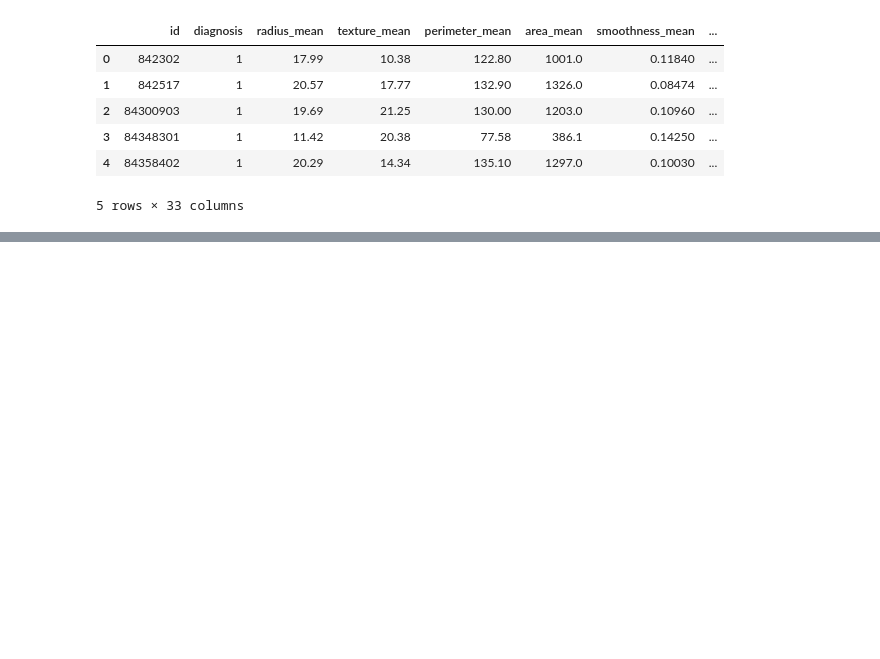
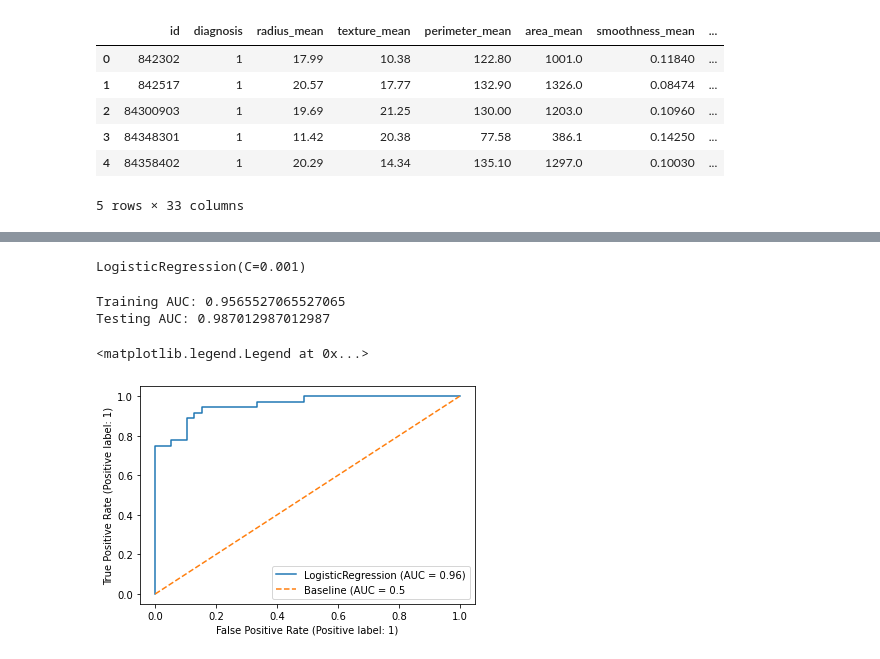
Before and after one commit to jerryperkins/Data_science, a Jupyter notebook: logistic_regression/testing.ipynb, the cells around one changed output, grey strips where cells are left out. Drawn from its saved outputs; the diff is of its cells as text; code cells hidden in the pictures; blank space fills up the shorter version.

Commit message:
classification metric exercise plus some more testing notes

```diff
--- a/logistic_regression/testing.ipynb
+++ b/logistic_regression/testing.ipynb
@@ -136,0 +226,3 @@ Text(0.5, 0, 'concave points_worst')
+# %%
+df = pd.read_csv('data/petal.csv')
+df.head()
@@ -136,0 +236,26 @@ Text(0.5, 0, 'concave points_worst')
+# %%
+X = df.drop(columns= 'target')
+y = df['target']
+# %%
+logreg = LogisticRegression(C = .001)
+X_train, X_test, y_train, y_test = train_test_split(X, y, random_state=3)
+scaler = StandardScaler()
+scaler.fit(X_train)
+X_train = scaler.transform(X_train)
+X_test = scaler.transform(X_test)
+logreg.fit(X_train, y_train)
+# %% [output]
+LogisticRegression(C=0.001)
+# %%
+print(f'Training AUC: {roc_auc_score(y_train, logreg.predict_proba(X_train)[:,1])}')
+print(f'Testing AUC: {roc_auc_score(y_test, logreg.predict_proba(X_test)[:,1])}')
+# %% [output]
+Training AUC: 0.9565527065527065
+Testing AUC: 0.987012987012987
+# %%
+plot_roc_curve(logreg, X_train, y_train)
+plt.plot([0,1],[0,1], ls = '--', label = "Baseline (AUC = 0.5")
+plt.legend()
+# %% [output]
+<matplotlib.legend.Legend at 0x...>
+[figure, added]
```
Also changed, not shown: parts of 20 cells of this notebook, 3 other files.
